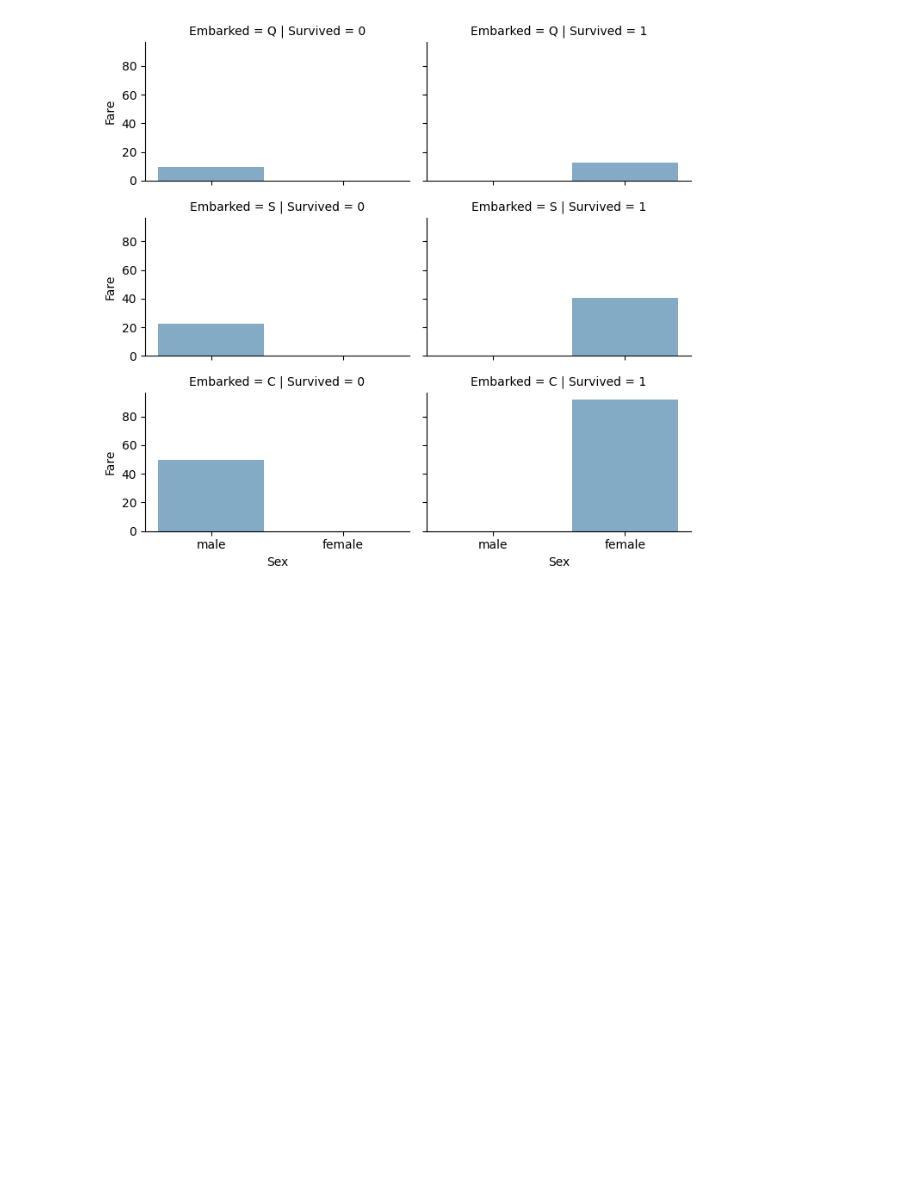
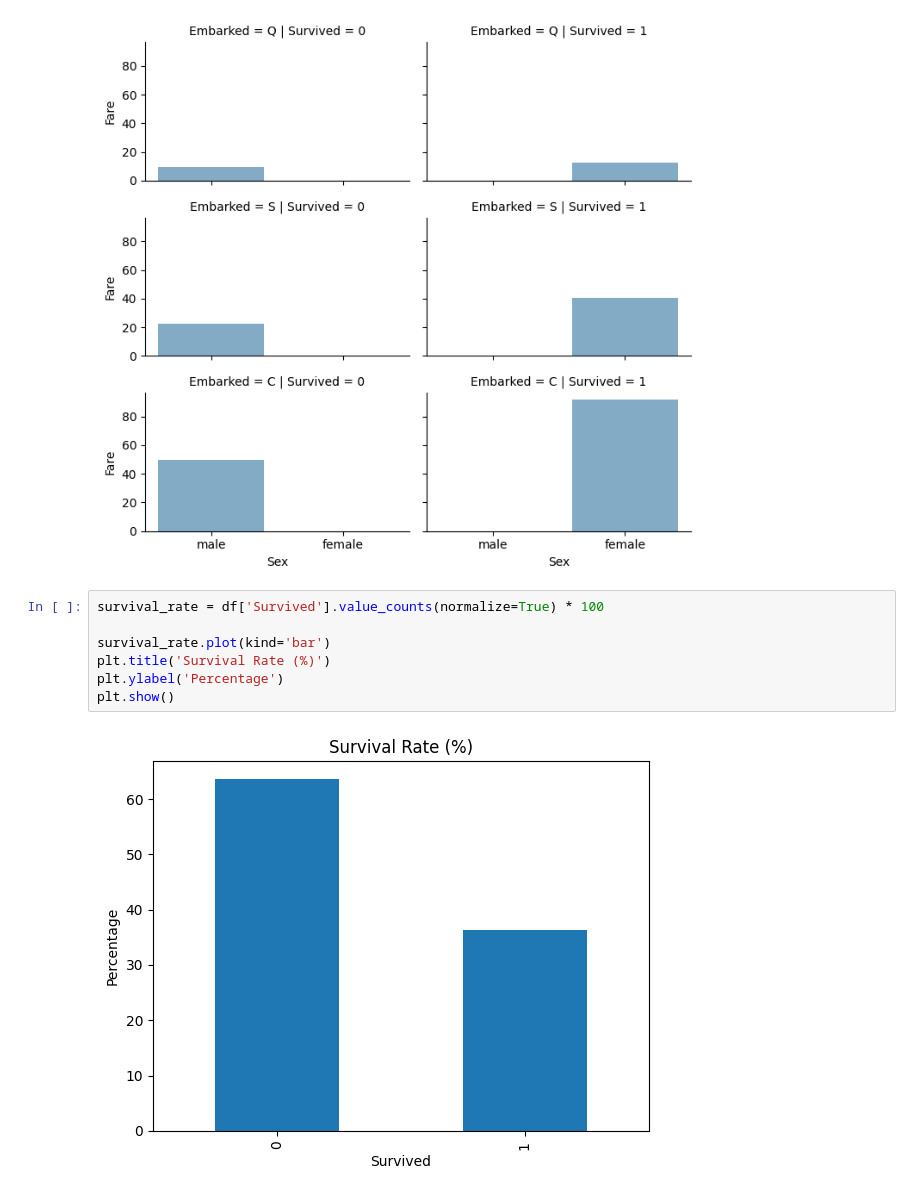
Before and after one commit to Roopashree1901/Titanic-Data-Analysis, a Jupyter notebook: titanic data.ipynb, the cells around one changed output. Drawn from its saved outputs; the diff is of its cells as text; blank space fills up the shorter version.

```diff
--- a/titanic data.ipynb
+++ b/titanic data.ipynb
@@ -137,3 +137,12 @@ grid.add_legend()
 plt.show()
 # %% [output]
 [figure]
+# %%
+survival_rate = df['Survived'].value_counts(normalize=True) * 100
+
+survival_rate.plot(kind='bar')
+plt.title('Survival Rate (%)')
+plt.ylabel('Percentage')
+plt.show()
+# %% [output]
+[figure, added]
```
Also changed, not shown: parts of 10 cells of this notebook.
